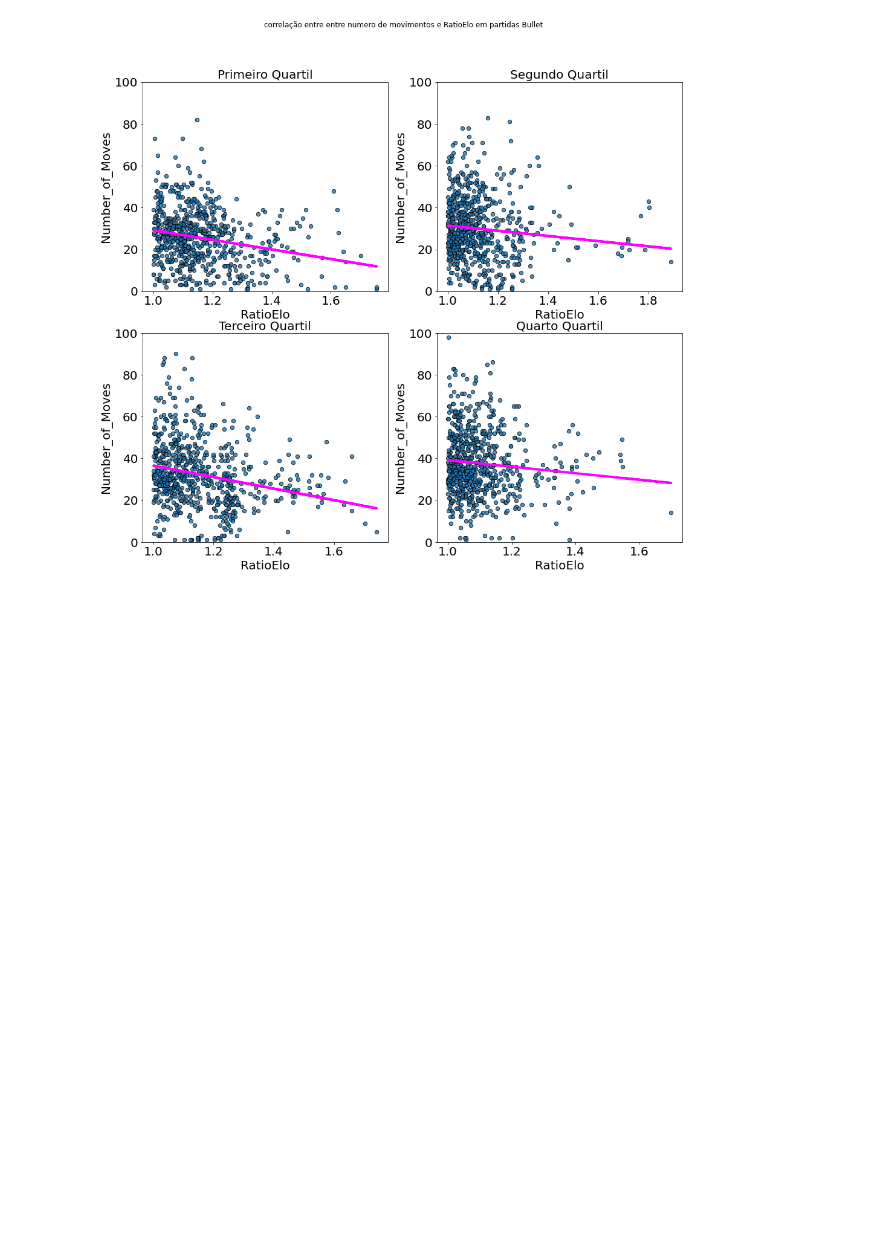
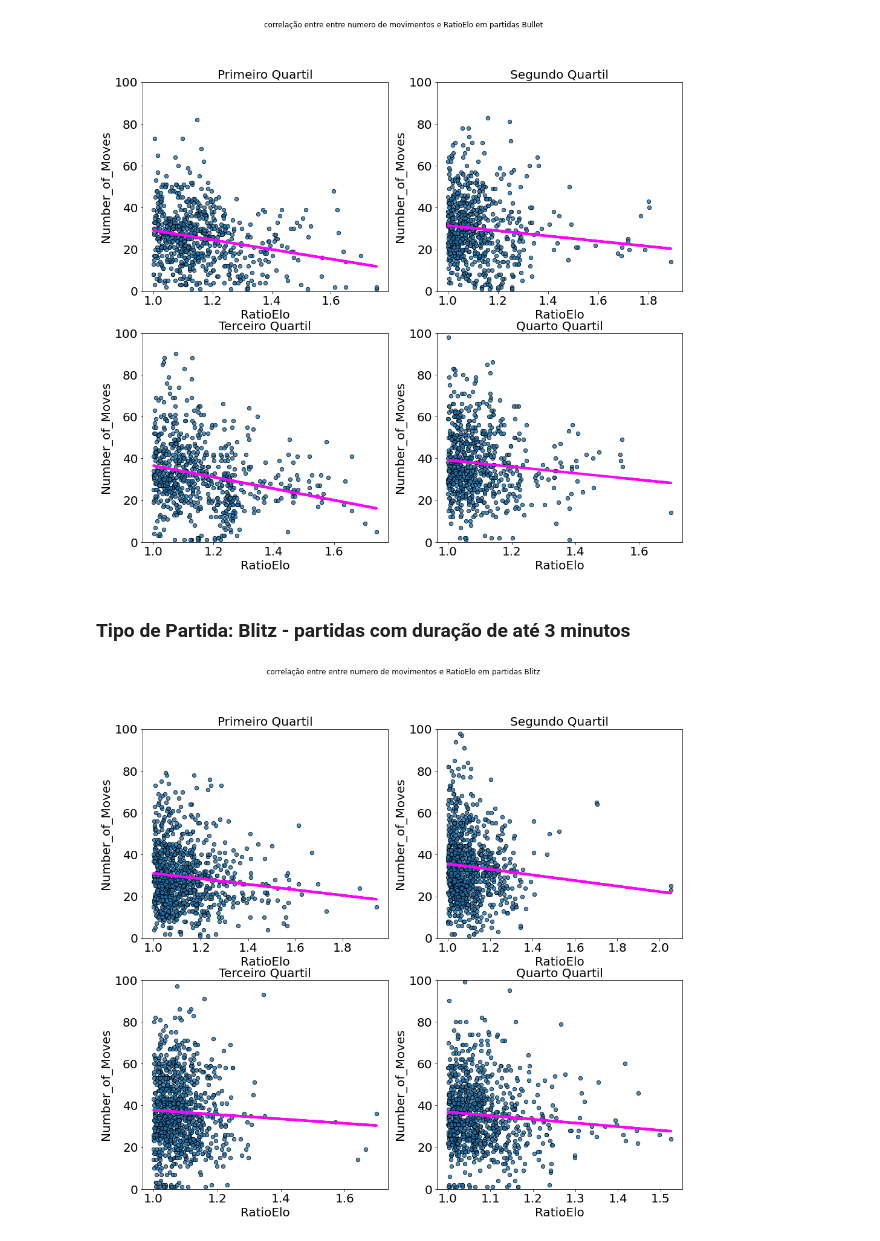
Before and after one commit to otavioml/Chess-Data-Analysis, a Jupyter notebook: Chess_Data_Analysis.ipynb, the cells around one changed output. Cells and saved outputs as stored; diff of their text form; code cells hidden in the pictures; blank space fills up the shorter version.

```diff
--- a/Chess_Data_Analysis.ipynb
+++ b/Chess_Data_Analysis.ipynb
@@ -424,11 +430,6 @@ def reglin (tipoPartida, variavel, sample = 10000, escala = False,):
   q2 = temp[(temp['MatchElo'] > p25) & (temp['MatchElo'] < p50)]
   q3 = temp[(temp['MatchElo'] > p50) & (temp['MatchElo'] < p75)]
   q4 = temp[temp['MatchElo'] > p75]
-
-  x_min = 0
-  x_max = 0
-  if escala:
-    x_min = temp[variavel].
 
 
   fig, axes = plt.subplots(nrows=2, ncols=2)
@@ -506,3 +507,10 @@ plt.show()
 reglin('Bullet', 'RatioElo')
 # %% [output]
 [figure]
+# %% [markdown]
+### Tipo de Partida: Blitz - partidas com duração de até 3 minutos
+# %%
+
+reglin('Blitz','RatioElo')
+# %% [output]
+[figure, added]
```
Also changed, not shown: parts of 10 cells of this notebook.
